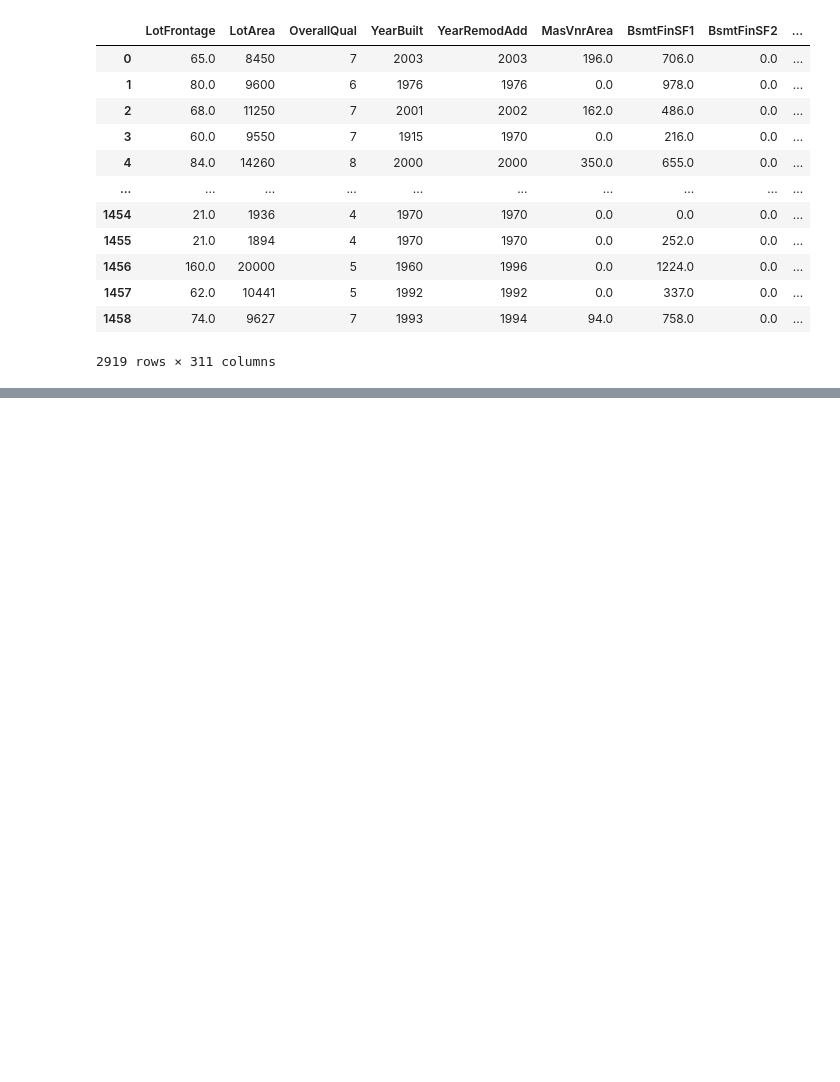
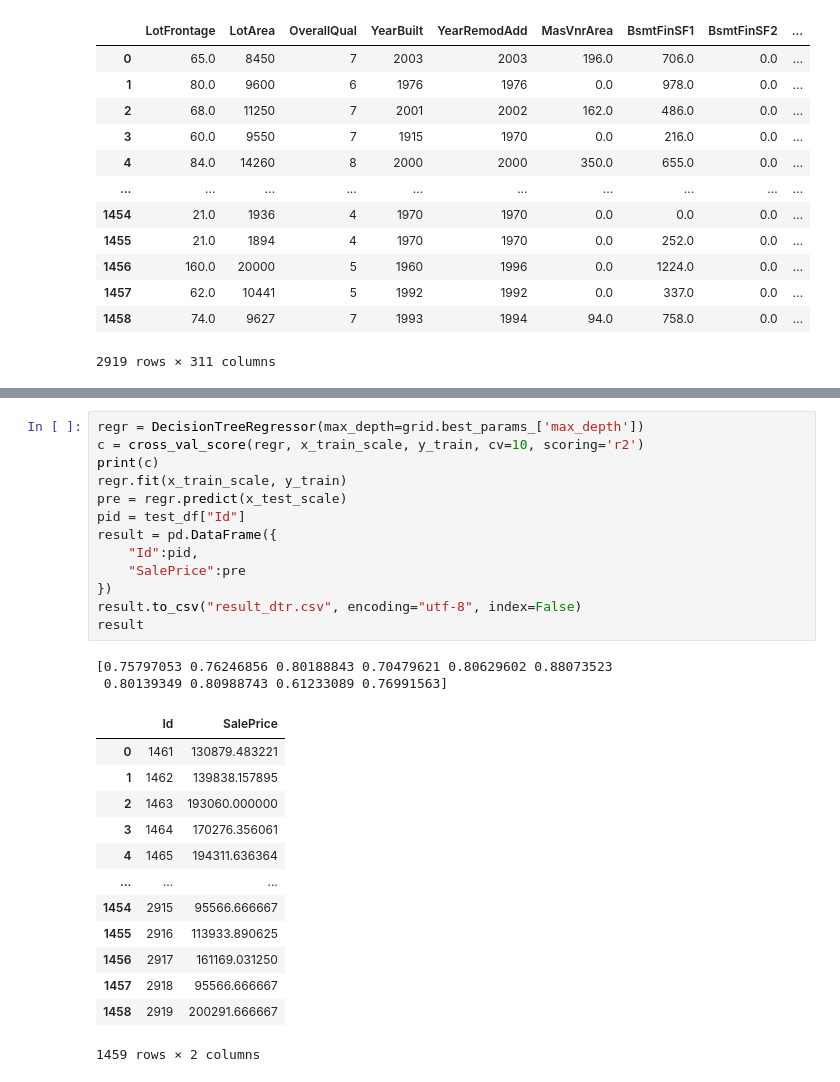
Before and after one commit to pkwbim/ai-learning, a Jupyter notebook: HousePrices_AdvancedRegressionTechniques.ipynb, the cells around one changed output, grey strips where cells are left out. Cells and saved outputs as stored; diff of their text form; blank space fills up the shorter version.

```diff
--- a/HousePrices_AdvancedRegressionTechniques.ipynb
+++ b/HousePrices_AdvancedRegressionTechniques.ipynb
@@ -79,0 +162,29 @@ datas
+# %%
+regr = DecisionTreeRegressor(max_depth=grid.best_params_['max_depth'])
+c = cross_val_score(regr, x_train_scale, y_train, cv=10, scoring='r2')
+print(c)
+regr.fit(x_train_scale, y_train)
+pre = regr.predict(x_test_scale)
+pid = test_df["Id"]
+result = pd.DataFrame({
+    "Id":pid,
+    "SalePrice":pre
+})
+result.to_csv("result_dtr.csv", encoding="utf-8", index=False)
+result
+# %% [output]
+[0.75797053 0.76246856 0.80188843 0.70479621 0.80629602 0.88073523
+ 0.80139349 0.80988743 0.61233089 0.76991563]
+|  | Id | SalePrice |
+| 0 | 1461 | 130879.483221 |
+| 1 | 1462 | 139838.157895 |
+| 2 | 1463 | 193060.000000 |
+| 3 | 1464 | 170276.356061 |
+| 4 | 1465 | 194311.636364 |
+| ... | ... | ... |
+| 1454 | 2915 | 95566.666667 |
+| 1455 | 2916 | 113933.890625 |
+| 1456 | 2917 | 161169.031250 |
+| 1457 | 2918 | 95566.666667 |
+| 1458 | 2919 | 200291.666667 |
+1459 rows × 2 columns
```
Also changed, not shown: parts of 6 cells of this notebook.
